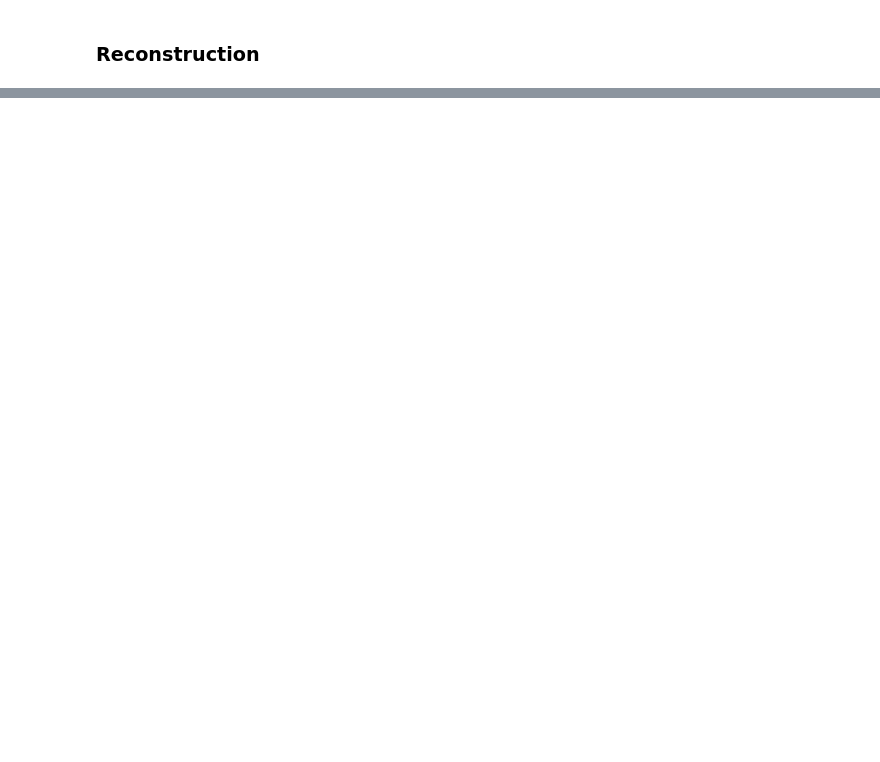
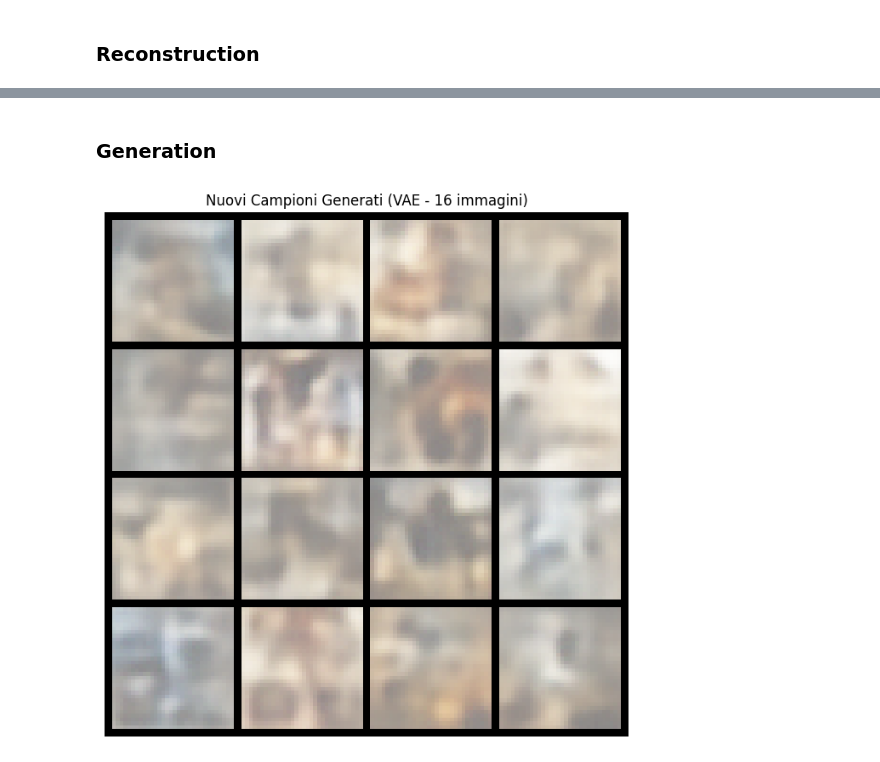
Before and after one commit to Tuco711/GenAI_Project, a Jupyter notebook: TP1-alunos-src-only/student_start_pack/ArtBench10_Student_Start_Pack.ipynb, the cells around one changed output, grey strips where cells are left out. Cells and saved outputs as stored; diff of their text form; code cells hidden in the pictures; blank space fills up the shorter version.

```diff
--- a/TP1-alunos-src-only/student_start_pack/ArtBench10_Student_Start_Pack.ipynb
+++ b/TP1-alunos-src-only/student_start_pack/ArtBench10_Student_Start_Pack.ipynb
@@ -494,0 +648,43 @@ visualize_reconstructions(model_vae, train_loader_from_csv, device)
+# %% [markdown]
+### Generation
+# %%
+import torch
+import matplotlib.pyplot as plt
+import torchvision
+
+def generate_art_samples(model, latent_dim, device, n_samples=16):
+    """
+    Genera nuove immagini partendo da rumore casuale nello spazio latente.
+    """
+    model.eval() # Evaluation mode to disable dropout/batchnorm effects
+
+    with torch.no_grad():
+        # 1. Campioniamo vettori casuali da una distribuzione Normale Standard (0, 1)
+        # Questo è il "seme" da cui nascerà l'arte
+        z = torch.randn(n_samples, latent_dim).to(device)
+
+        # 2. Passiamo i vettori solo attraverso il DECODER
+        # Proiettiamo z alla dimensione corretta per i filtri (256 * 4 * 4)
+        z_projected = model.decoder_input(z)
+        z_reshaped = z_projected.view(-1, 256, 4, 4)
+
+        # Generazione dei pixel
+        samples = model.decoder(z_reshaped)
+
+        # 3. Denormalizzazione: riportiamo i pixel da [-1, 1] a [0, 1] per vederli
+        samples = (samples + 1) / 2
+        samples = samples.clamp(0, 1) # Sicurezza per evitare pixel fuori range
+
+        # 4. Creazione della griglia
+        grid = torchvision.utils.make_grid(samples.cpu(), nrow=4, padding=2)
+
+        plt.figure(figsize=(8, 8))
+        plt.imshow(grid.permute(1, 2, 0))
+        plt.title(f"Nuovi Campioni Generati (VAE - {n_samples} immagini)")
+        plt.axis('off')
+        plt.show()
+
+# Esegui la generazione (usa lo stesso latent_dim del training, es. 128)
+generate_art_samples(model_vae, latent_dim=128, device=device)
+# %% [output]
+[figure, added]
```
Also changed, not shown: parts of 13 cells of this notebook, 1 other file.
